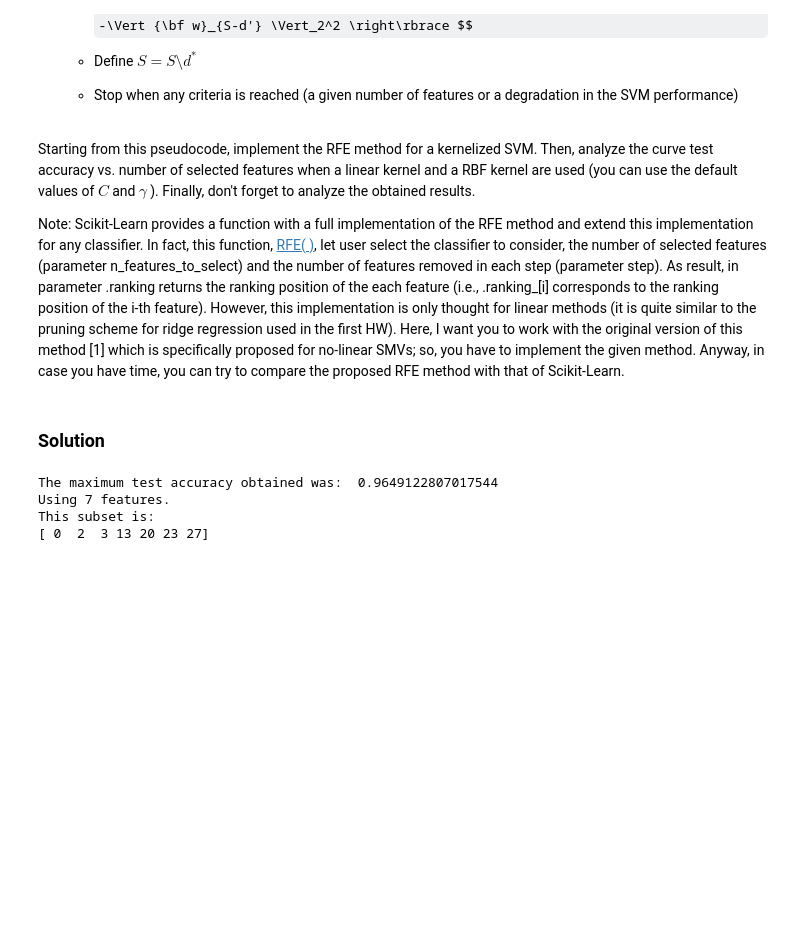
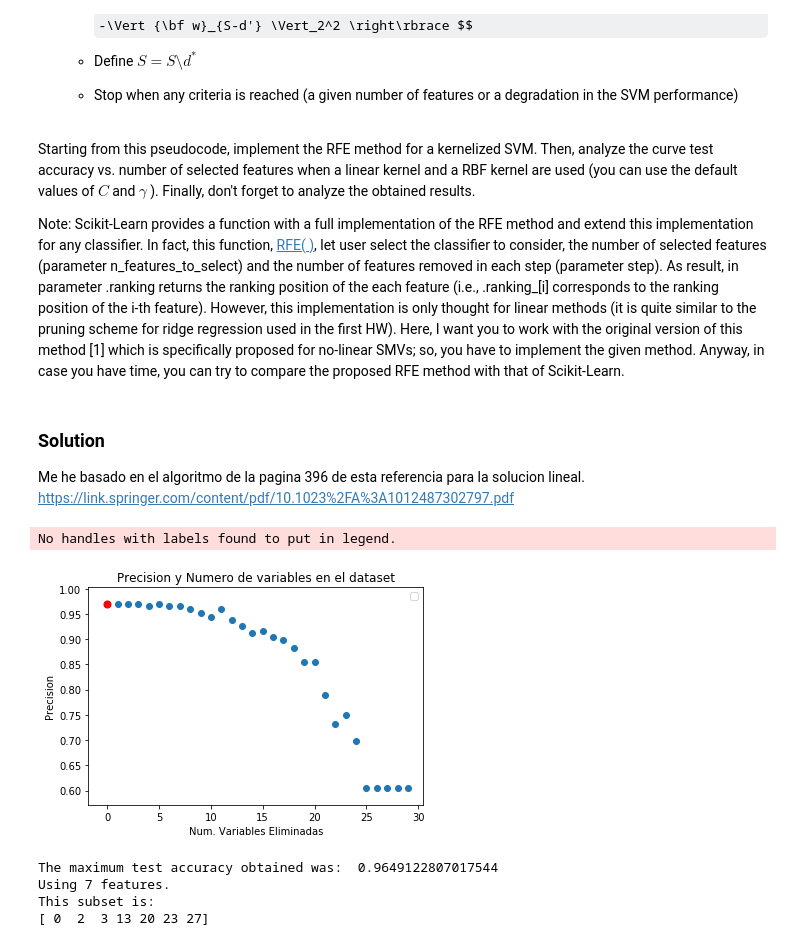
Before and after one commit to ikerarana/Machine-Learning-Notebooks, a Jupyter notebook: Curso Machine Learning UC3M Python/Week 9 - Homeworm 3 -SVM/Homework3_SVMs_student.ipynb, the cells around one changed output. Drawn from its saved outputs; the diff is of its cells as text; code cells hidden in the pictures; some formulas as TeX source; blank space fills up the shorter version.

```diff
--- a/Curso Machine Learning UC3M Python/Week 9 - Homeworm 3 -SVM/Homework3_SVMs_student (1).ipynb
+++ b/Curso Machine Learning UC3M Python/Week 9 - Homeworm 3 -SVM/Homework3_SVMs_student.ipynb
@@ -689,6 +689,53 @@ Starting from this pseudocode, implement the RFE method for a kernelized SVM. Th
 
 
 Note: Scikit-Learn provides a function with a full implementation of the RFE method and extend this implementation for any classifier. In fact, this function, [RFE( )](http://scikit-learn.org/stable/modules/generated/sklearn.feature_selection.RFE.html), let user select the classifier to consider, the number of selected features (parameter n\_features\_to\_select) and the number of features removed in each step (parameter step).  As result, in parameter .ranking returns the ranking position of the each feature (i.e., .ranking\_[i] corresponds to the ranking position of the i-th feature). However, this implementation is only thought for linear methods (it is quite similar to the pruning scheme for ridge regression used in the first HW). Here, I want you to work with the original version of this method [1] which is specifically proposed for no-linear SMVs; so, you have to implement the given method. Anyway, in case you have time, you can try to compare the proposed RFE method with that of Scikit-Learn.
-# %% [markdown]
-### Solution
+# %% [markdown]
+### Solution
+
+Me he basado en el algoritmo de la pagina 396 de esta referencia para la solucion lineal.
+https://link.springer.com/content/pdf/10.1023%2FA%3A1012487302797.pdf
+# %%
+## solucion lineal
+from sklearn.metrics.pairwise import rbf_kernel
+from matplotlib.ticker import MaxNLocator
+
+precision = []
+
+# inicializamos un subset S de las caracteristicas (la primera vez con todas)
+S = np.arange(X.shape[1])
+
+# entrenamos un SVM lineal con todas las caracteristicas y parametros por defecto
+clf = SVC(kernel='linear', gamma=gamma)
+
+for i in range(0,30):
+
+  # entrenamos
+  clf.fit(X_train[:,S],y_train) # en la segunda vuelta esto seria alpha
+
+  precision.append(accuracy_score(y_test, clf.predict(X_test[:,S])))
+
+  # nos quedamos con las caracteristicas en r
+  r = clf.coef_
+
+  # borramos la caracteristica menos importante
+  S=np.delete(S,np.argmin(r))
+# %%
+variablesQuitadas = range(0,30)
+variablesQuitadas = list(variablesQuitadas)
+index = precision.index(max(precision))
+
+plt.figure()
+plt.scatter(variablesQuitadas,precision)
+plt.scatter(index,precision[index],c='r',s=50)
+
+plt.title('Precision y Numero de variables en el dataset', fontsize=12)
+
+plt.legend()
+plt.xlabel('Num. Variables Eliminadas')
+plt.ylabel('Precision')
+
+plt.show()
+# %% [output]
+No handles with labels found to put in legend.
+[figure, added]
 # %%
```
Also changed, not shown: parts of 3 cells of this notebook.
